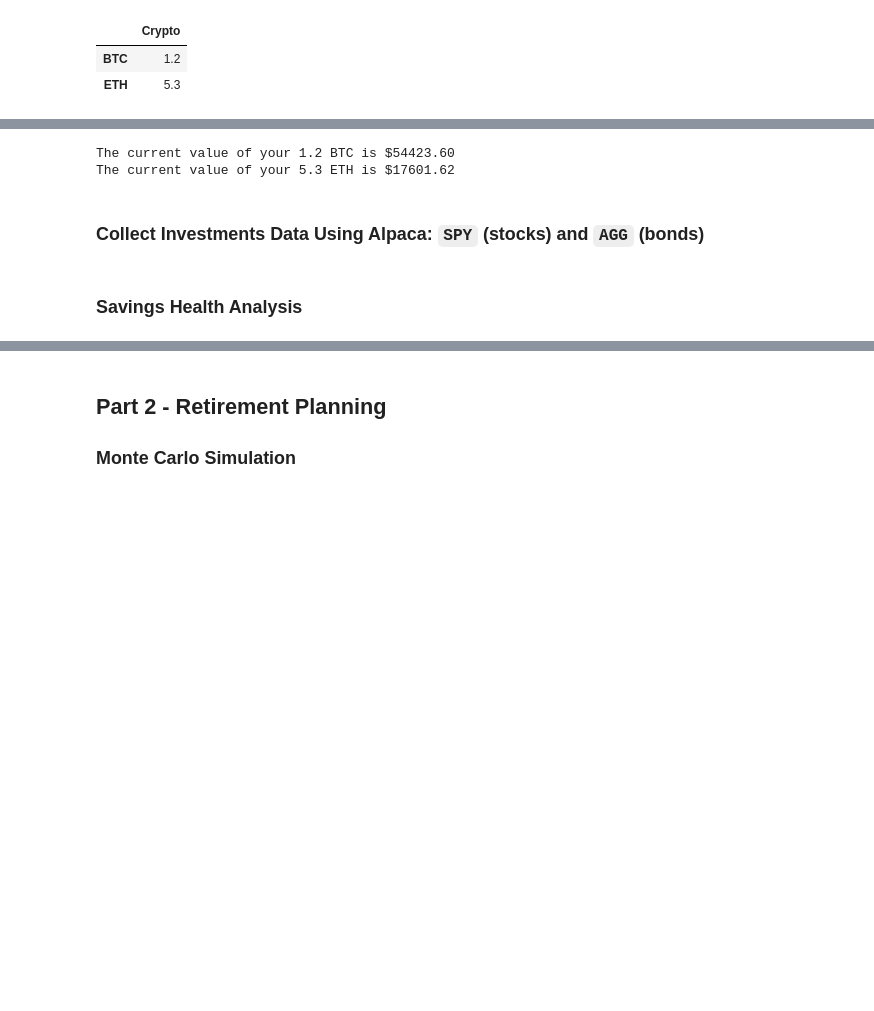
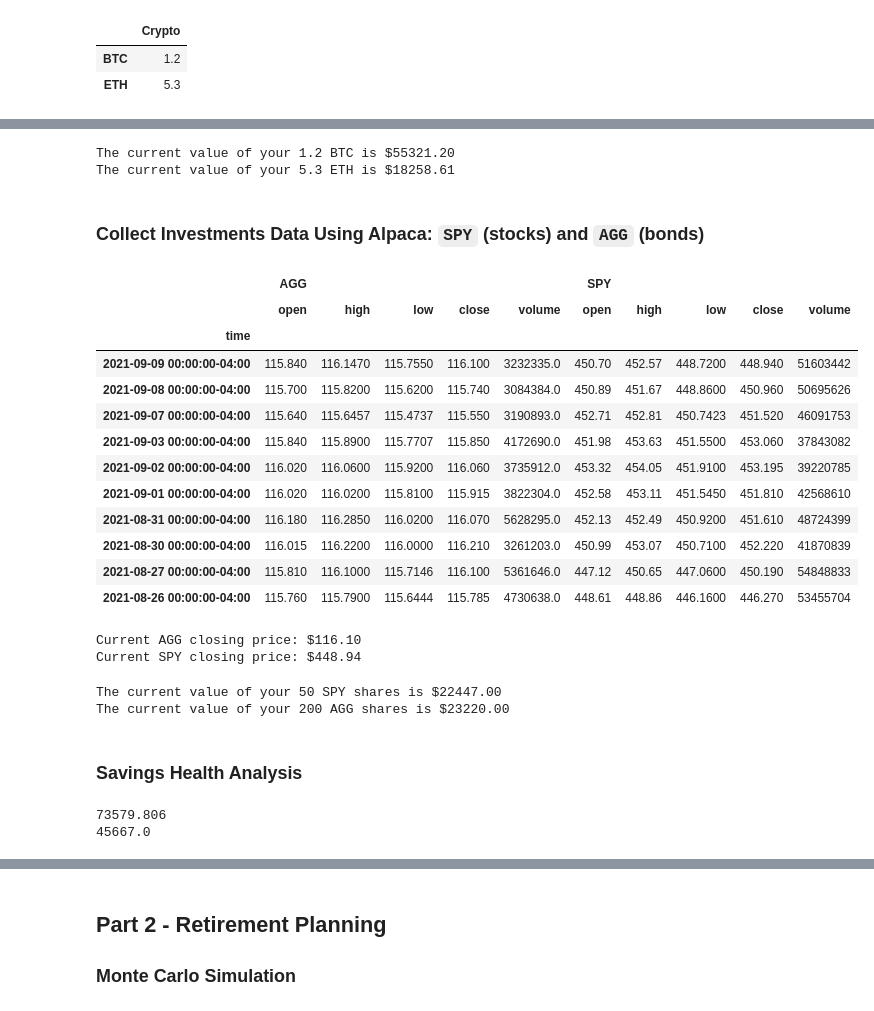
Before and after one commit to Luke-Mac/financial_planning, a Jupyter notebook: financial-planner.ipynb, the cells around one changed output, grey strips where cells are left out. Saved outputs shown, nothing was run; the diff lists cells and outputs as text; code cells hidden in the pictures; blank space fills up the shorter version.

```diff
--- a/financial-planner.ipynb
+++ b/financial-planner.ipynb
@@ -121,14 +103,14 @@ print(eth_price)
 # %%
 # Compute current value of my crpto
-my_btc_value = btc_price * my_btc
-my_eth_value = eth_price * my_eth
+my_btc_value = my_btc * btc_price
+my_eth_value = my_eth * eth_price
 
 # Print current crypto wallet balance
 print(f"The current value of your {my_btc} BTC is ${my_btc_value:0.2f}")
 print(f"The current value of your {my_eth} ETH is ${my_eth_value:0.2f}")
 # %% [output]
-The current value of your 1.2 BTC is $54423.60
-The current value of your 5.3 ETH is $17601.62
+The current value of your 1.2 BTC is $55321.20
+The current value of your 5.3 ETH is $18258.61
 # %% [markdown]
 ### Collect Investments Data Using Alpaca: `SPY` (stocks) and `AGG` (bonds)
 # %%
@@ -147,39 +129,80 @@ alpaca = tradeapi.REST(
     api_version="v2")
 # %%
 # Format current date as ISO format
-today = pd.Timestamp("2020-07-14", tz="America/New_York").isoformat()
-
+# Set start and end datetimes between now and 3 years ago.
+today = pd.Timestamp("2020-09-09", tz="America/New_York").isoformat()
 # Set the tickers
 tickers = ["AGG", "SPY"]
 
 # Set timeframe to '1D' for Alpaca API
 timeframe = "1D"
 
 # Get current closing prices for SPY and AGG
 # (use a limit=1000 parameter to call the most recent 1000 days of data)
-df_portfolio = alpaca.get_barset(
+start_date = pd.Timestamp("2018-09-09", tz="America/New_York").isoformat()
+end_date = pd.Timestamp("2021-09-09", tz="America/New_York").isoformat()
+
+df_ticker = alpaca.get_barset(
     tickers,
     timeframe,
-    start = today,
-    end = today
+    start=start_date,
+    end=end_date,
+    limit=1000,
 ).df
+df_ticker = df_ticker.sort_index(ascending=False)
+
 
 # Preview DataFrame
-# YOUR CODE HERE!
+df_ticker.head(10)
+# %% [output]
+|  | AGG |  |  |  |  | SPY |  |  |  |  |
+|  | open | high | low | close | volume | open | high | low | close | volume |
+| time |  |  |  |  |  |  |  |  |  |  |
+| 2021-09-09 00:00:00-04:00 | 115.840 | 116.1470 | 115.7550 | 116.100 | 3232335.0 | 450.70 | 452.57 | 448.7200 | 448.940 | 51603442 |
+| 2021-09-08 00:00:00-04:00 | 115.700 | 115.8200 | 115.6200 | 115.740 | 3084384.0 | 450.89 | 451.67 | 448.8600 | 450.960 | 50695626 |
+| 2021-09-07 00:00:00-04:00 | 115.640 | 115.6457 | 115.4737 | 115.550 | 3190893.0 | 452.71 | 452.81 | 450.7423 | 451.520 | 46091753 |
+| 2021-09-03 00:00:00-04:00 | 115.840 | 115.8900 | 115.7707 | 115.850 | 4172690.0 | 451.98 | 453.63 | 451.5500 | 453.060 | 37843082 |
+| 2021-09-02 00:00:00-04:00 | 116.020 | 116.0600 | 115.9200 | 116.060 | 3735912.0 | 453.32 | 454.05 | 451.9100 | 453.195 | 39220785 |
+| 2021-09-01 00:00:00-04:00 | 116.020 | 116.0200 | 115.8100 | 115.915 | 3822304.0 | 452.58 | 453.11 | 451.5450 | 451.810 | 42568610 |
+| 2021-08-31 00:00:00-04:00 | 116.180 | 116.2850 | 116.0200 | 116.070 | 5628295.0 | 452.13 | 452.49 | 450.9200 | 451.610 | 48724399 |
+| 2021-08-30 00:00:00-04:00 | 116.015 | 116.2200 | 116.0000 | 116.210 | 3261203.0 | 450.99 | 453.07 | 450.7100 | 452.220 | 41870839 |
+| 2021-08-27 00:00:00-04:00 | 115.810 | 116.1000 | 115.7146 | 116.100 | 5361646.0 | 447.12 | 450.65 | 447.0600 | 450.190 | 54848833 |
+| 2021-08-26 00:00:00-04:00 | 115.760 | 115.7900 | 115.6444 | 115.785 | 4730638.0 | 448.61 | 448.86 | 446.1600 | 446.270 | 53455704 |
 # %%
 # Pick AGG and SPY close prices
-# YOUR CODE HERE!
+agg_close_price = df_ticker["AGG"]["close"][0]
+spy_close_price = df_ticker["SPY"]["close"][0]
+
 
 # Print AGG and SPY close prices
-print(f"Current AGG closing price: ${agg_close_price}")
-print(f"Current SPY closing price: ${spy_close_price}")
+print(f"Current AGG closing price: ${agg_close_price:0.2f}")
+print(f"Current SPY closing price: ${spy_close_price:0.2f}")
+# %% [output]
+Current AGG closing price: $116.10
+Current SPY closing price: $448.94
 # %%
 # Compute the current value of shares
-# YOUR CODE HERE!
+my_agg_value = agg_close_price * my_agg
+my_spy_value = spy_close_price * my_spy
 
 # Print current value of shares
 print(f"The current value of your {my_spy} SPY shares is ${my_spy_value:0.2f}")
 print(f"The current value of your {my_agg} AGG shares is ${my_agg_value:0.2f}")
+# %% [output]
+The current value of your 50 SPY shares is $22447.00
+The current value of your 200 AGG shares is $23220.00
 # %% [markdown]
 ### Savings Health Analysis
+# %%
+# Set monthly household income
+monthly_income = 12000
+# Set variables for total value of cryptos and shares
+crypto_total_value = my_btc_value + my_eth_value
+shares_total_value = my_agg_value + my_spy_value
+
+print(crypto_total_value)
+print(shares_total_value)
+# %% [output]
+73579.806
+45667.0
 # %%
```
Also changed, not shown: parts of 12 cells of this notebook.
